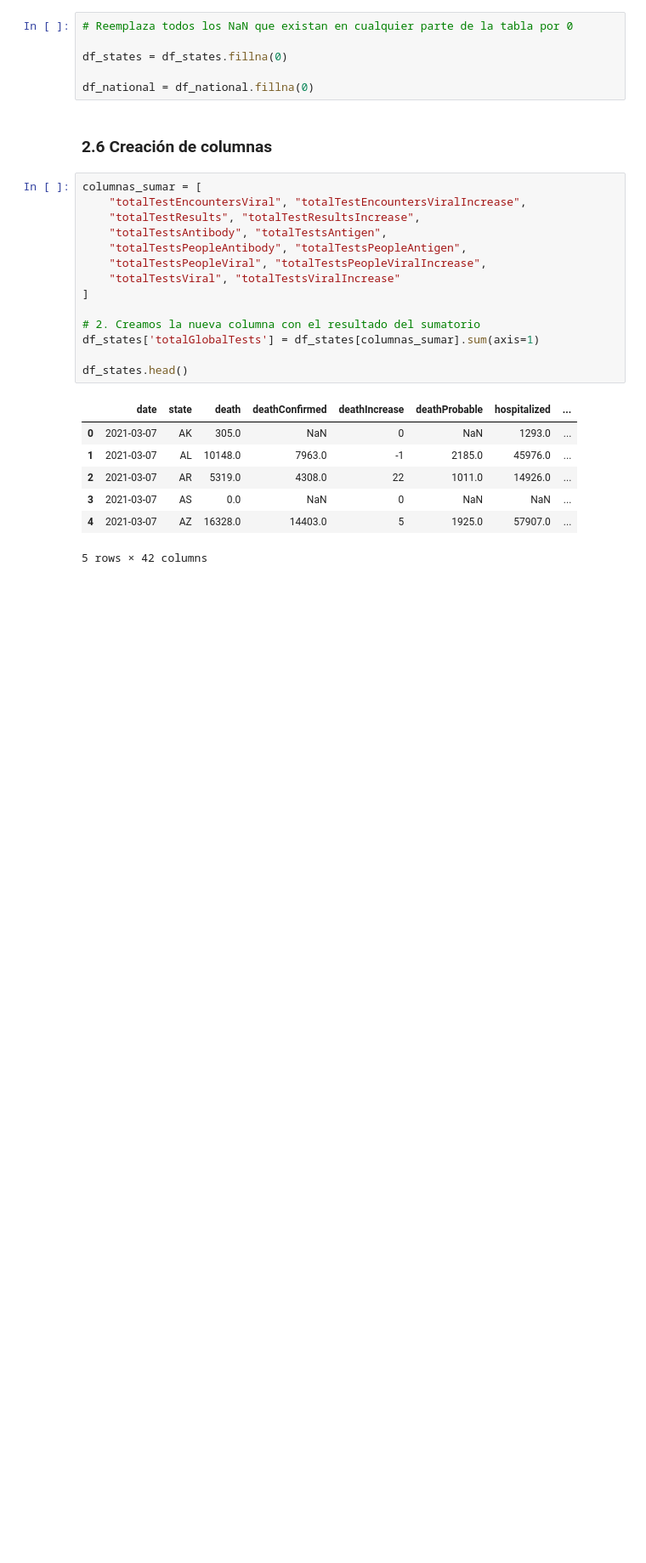
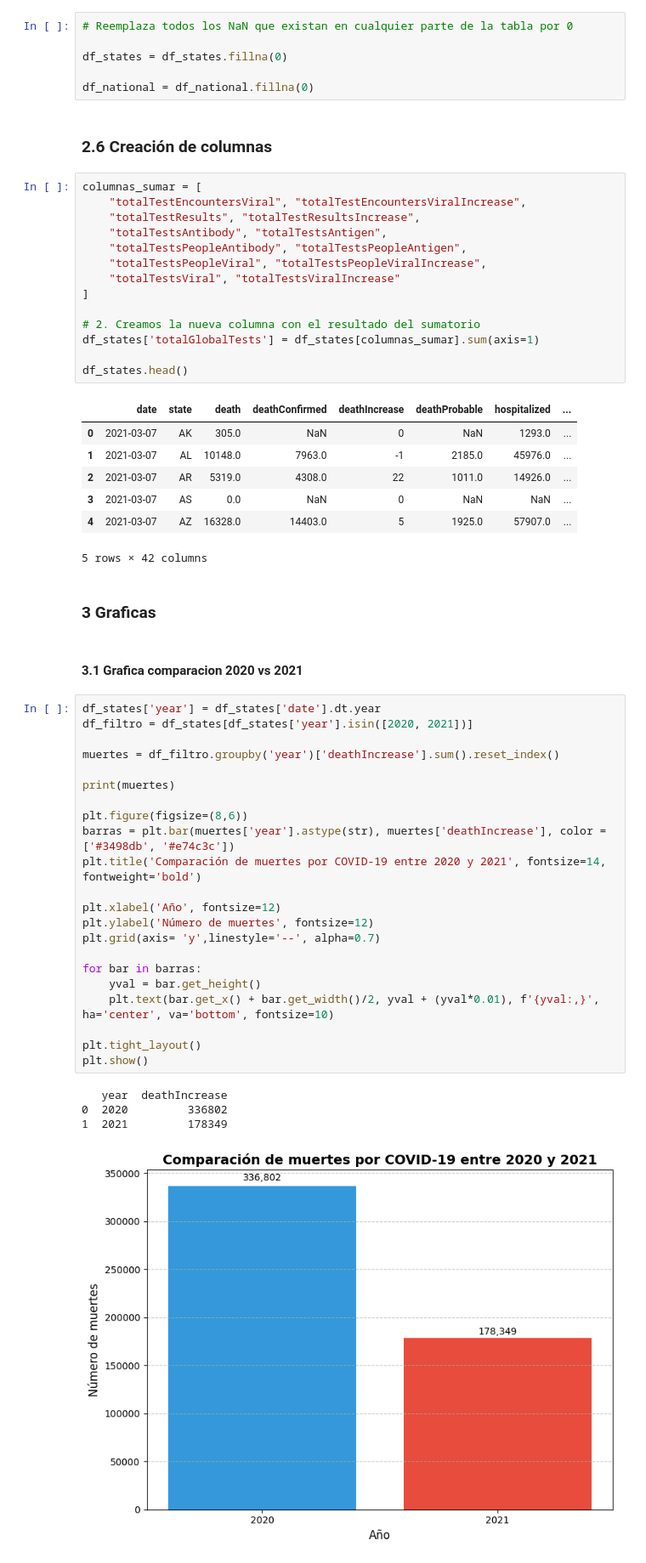
Before and after one commit to Bootcamp-DA-P2/proyecto5-exploratory-data-analysis-grupo2, a Jupyter notebook: note_book.ipynb, the cells around one changed output. Shown at 85% size. Cells and saved outputs as stored; diff of their text form; blank space fills up the shorter version.

```diff
--- a/note_book.ipynb
+++ b/note_book.ipynb
@@ -308,3 +355,34 @@ df_states.head()
 | 3 | 2021-03-07 | AS | 0.0 | NaN | 0 | NaN | NaN | ... |
 | 4 | 2021-03-07 | AZ | 16328.0 | 14403.0 | 5 | 1925.0 | 57907.0 | ... |
 5 rows × 42 columns
+# %% [markdown]
+### **3 Graficas**
+# %% [markdown]
+#### **3.1 Grafica comparacion 2020 vs 2021**
+# %%
+df_states['year'] = df_states['date'].dt.year
+df_filtro = df_states[df_states['year'].isin([2020, 2021])]
+
+muertes = df_filtro.groupby('year')['deathIncrease'].sum().reset_index()
+
+print(muertes)
+
+plt.figure(figsize=(8,6))
+barras = plt.bar(muertes['year'].astype(str), muertes['deathIncrease'], color = ['#3498db', '#e74c3c'])
+plt.title('Comparación de muertes por COVID-19 entre 2020 y 2021', fontsize=14, fontweight='bold')
+
+plt.xlabel('Año', fontsize=12)
+plt.ylabel('Número de muertes', fontsize=12)
+plt.grid(axis= 'y',linestyle='--', alpha=0.7)
+
+for bar in barras:
+    yval = bar.get_height()
+    plt.text(bar.get_x() + bar.get_width()/2, yval + (yval*0.01), f'{yval:,}', ha='center', va='bottom', fontsize=10)
+
+plt.tight_layout()
+plt.show()
+# %% [output]
+   year  deathIncrease
+0  2020         336802
+1  2021         178349
+[figure, added]
```
Also changed, not shown: parts of 9 cells of this notebook.
